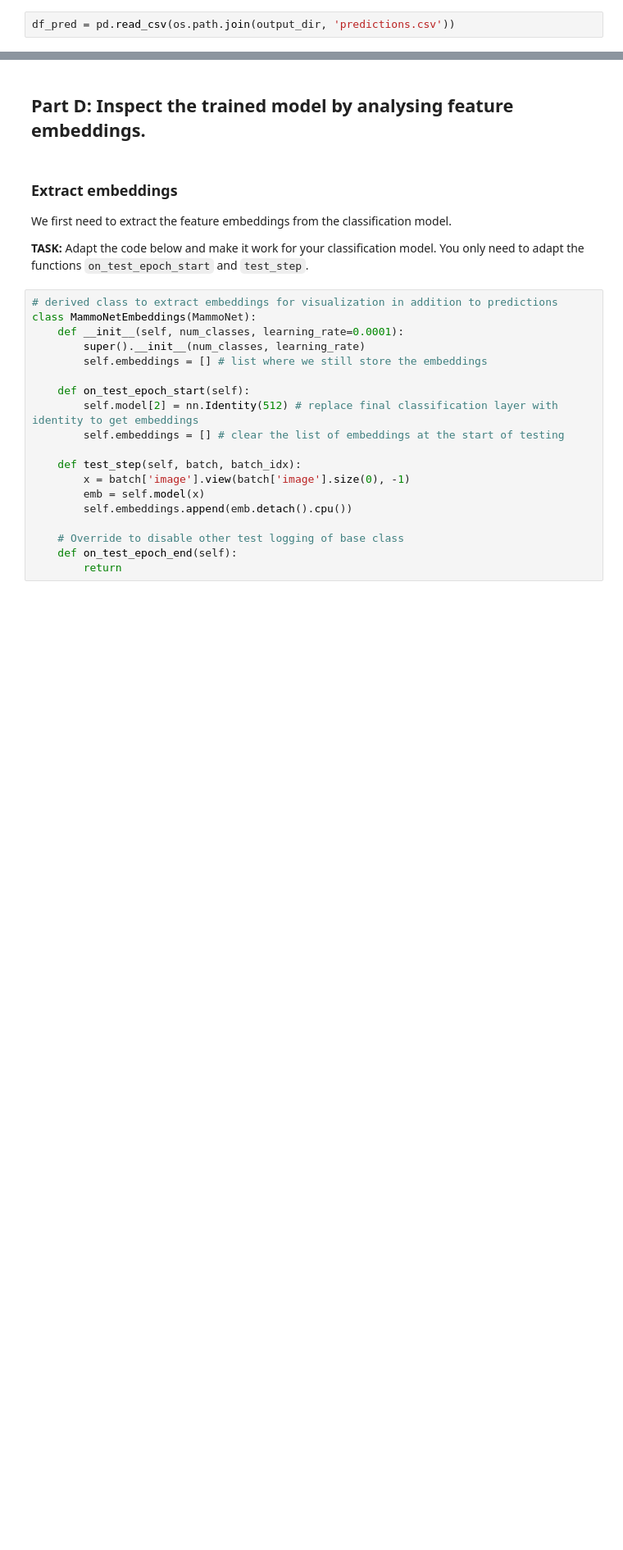
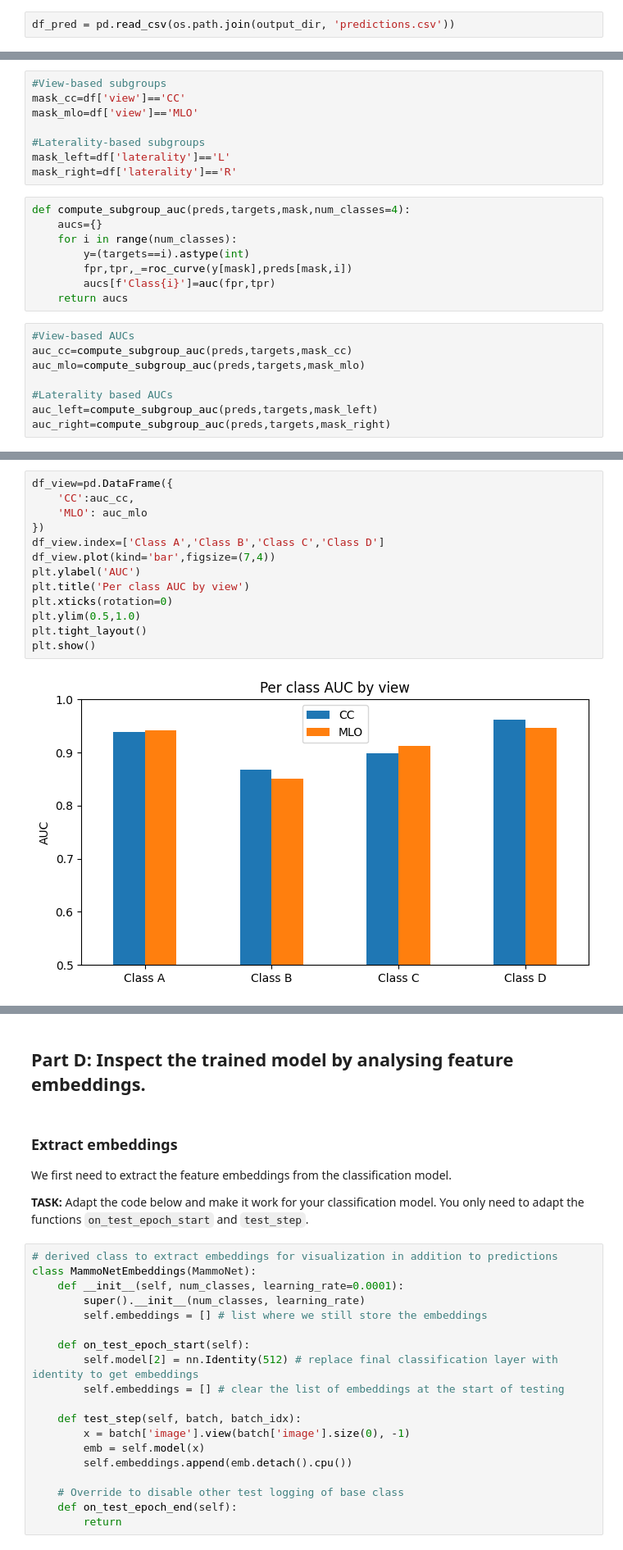
Before and after one commit to Deepthi1301/mli-coursework-2026, a Jupyter notebook: coursework.ipynb, the cells around one changed output, grey strips where cells are left out. Shown at 82% size. Saved outputs shown, nothing was run; the diff lists cells and outputs as text; blank space fills up the shorter version.

```diff
--- a/coursework.ipynb
+++ b/coursework.ipynb
@@ -724,0 +739,24 @@ plt.tight_layout()
+# %%
+#View-based subgroups
+mask_cc=df['view']=='CC'
+mask_mlo=df['view']=='MLO'
+
+#Laterality-based subgroups
+mask_left=df['laterality']=='L'
+mask_right=df['laterality']=='R'
+# %%
+def compute_subgroup_auc(preds,targets,mask,num_classes=4):
+    aucs={}
+    for i in range(num_classes):
+        y=(targets==i).astype(int)
+        fpr,tpr,_=roc_curve(y[mask],preds[mask,i])
+        aucs[f'Class{i}']=auc(fpr,tpr)
+    return aucs
+# %%
+#View-based AUCs
+auc_cc=compute_subgroup_auc(preds,targets,mask_cc)
+auc_mlo=compute_subgroup_auc(preds,targets,mask_mlo)
+
+#Laterality based AUCs
+auc_left=compute_subgroup_auc(preds,targets,mask_left)
+auc_right=compute_subgroup_auc(preds,targets,mask_right)
@@ -724,0 +810,15 @@ plt.tight_layout()
+# %%
+df_view=pd.DataFrame({
+    'CC':auc_cc,
+    'MLO': auc_mlo
+})
+df_view.index=['Class A','Class B','Class C','Class D']
+df_view.plot(kind='bar',figsize=(7,4))
+plt.ylabel('AUC')
+plt.title('Per class AUC by view')
+plt.xticks(rotation=0)
+plt.ylim(0.5,1.0)
+plt.tight_layout()
+plt.show()
+# %% [output]
+[figure, added]
```
Also changed, not shown: parts of 12 cells of this notebook.
